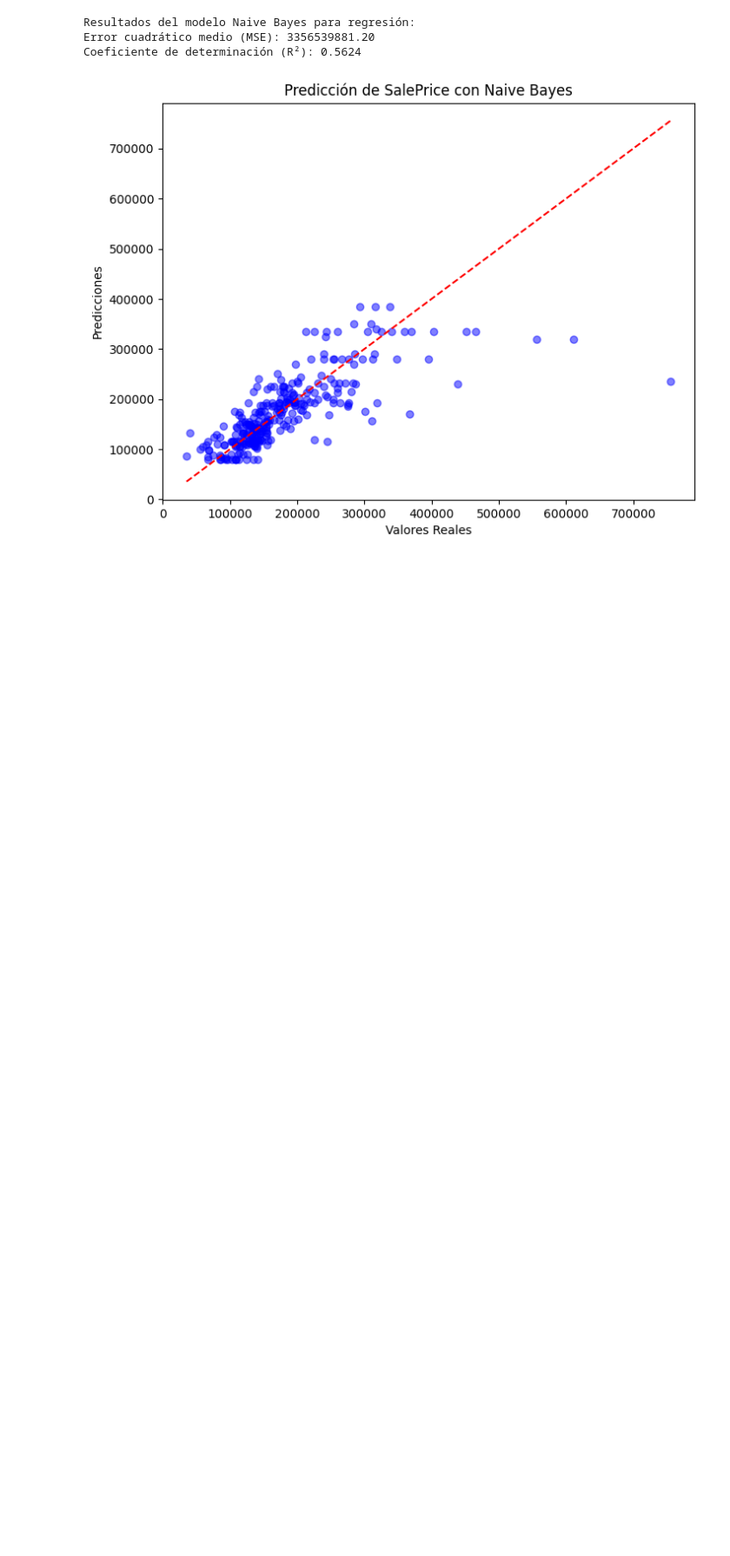
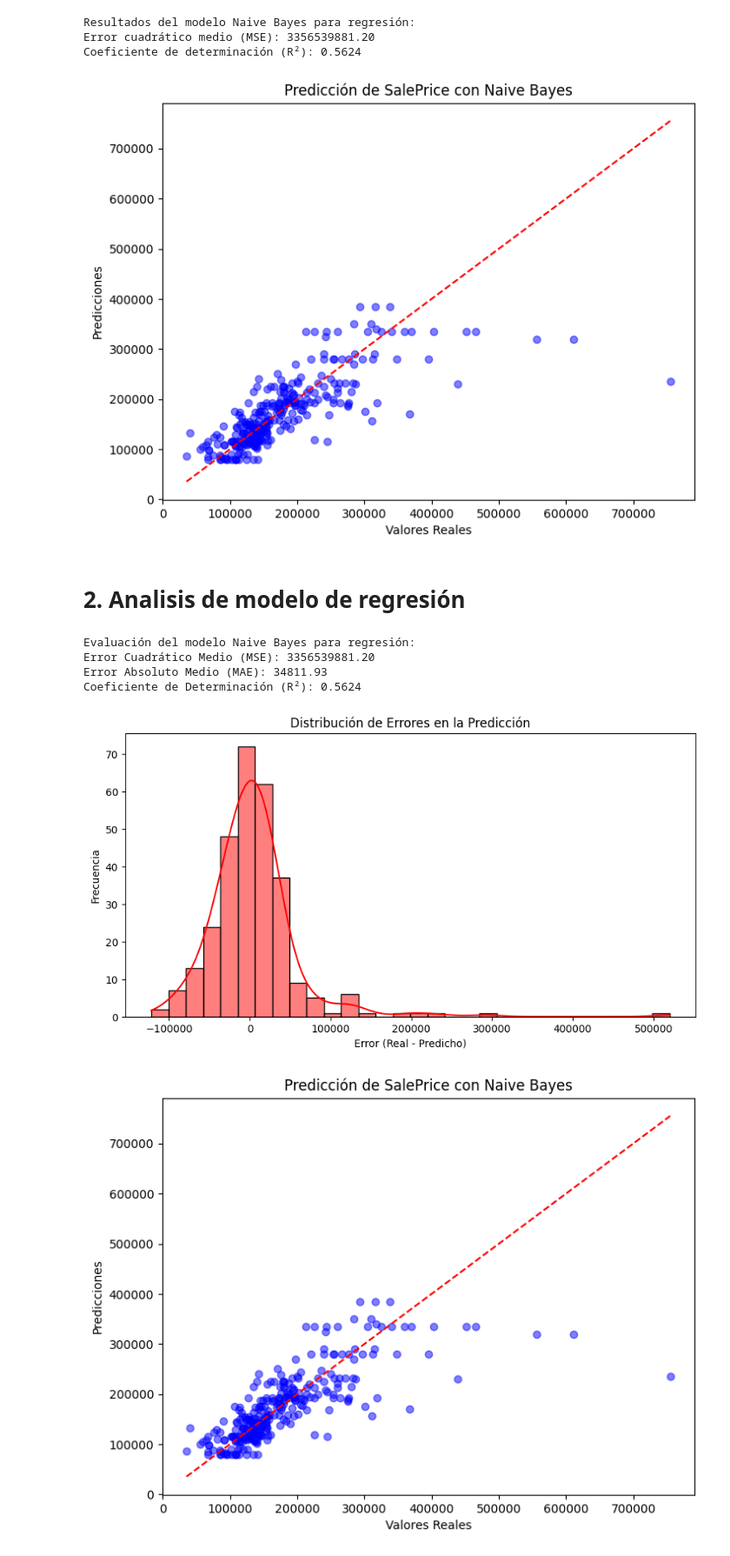
Before and after one commit to EstebanZG999/HT5Mineria, a Jupyter notebook: src/naive_bayes.ipynb, the cells around one changed output. Shown: that part at 87% size. Saved outputs shown, nothing was run; the diff lists cells and outputs as text; code cells hidden in the pictures; blank space fills up the shorter version.

```diff
--- a/src/naive_bayes.ipynb
+++ b/src/naive_bayes.ipynb
@@ -138,3 +138,73 @@ Resultados del modelo Naive Bayes para regresión:
 Error cuadrático medio (MSE): 3356539881.20
 Coeficiente de determinación (R²): 0.5624
 [figure]
+# %% [markdown]
+# 2. Analisis de modelo de regresión
+# %%
+# Importar librerías necesarias
+import pandas as pd
+import numpy as np
+import matplotlib.pyplot as plt
+import seaborn as sns
+from sklearn.model_selection import train_test_split
+from sklearn.naive_bayes import GaussianNB
+from sklearn.metrics import mean_squared_error, r2_score, mean_absolute_error
+
+# Cargar el dataset
+df = pd.read_csv("../data/train_preprocessed.csv")
+
+# Filtrar solo las columnas numéricas para evitar problemas con Naive Bayes
+X = df.drop(columns=['SalePrice']).select_dtypes(include=['int64', 'float64'])
+y = df['SalePrice']
+
+# Dividir en conjuntos de entrenamiento y prueba (80% - 20%)
+X_train, X_test, y_train, y_test = train_test_split(X, y, test_size=0.2, random_state=42)
+
+# Normalizar los datos (Naive Bayes no maneja bien valores grandes en regresión)
+from sklearn.preprocessing import StandardScaler
+scaler = StandardScaler()
+X_train_scaled = scaler.fit_transform(X_train)
+X_test_scaled = scaler.transform(X_test)
+
+# Crear y entrenar el modelo de Naive Bayes para regresión
+nb_reg = GaussianNB()
+nb_reg.fit(X_train_scaled, y_train)
+
+# Realizar predicciones
+y_pred = nb_reg.predict(X_test_scaled)
+
+# Evaluación del modelo
+mse = mean_squared_error(y_test, y_pred)
+mae = mean_absolute_error(y_test, y_pred)
+r2 = r2_score(y_test, y_pred)
+
+print("\nEvaluación del modelo Naive Bayes para regresión:")
+print(f"Error Cuadrático Medio (MSE): {mse:.2f}")
+print(f"Error Absoluto Medio (MAE): {mae:.2f}")
+print(f"Coeficiente de Determinación (R²): {r2:.4f}")
+
+# Histograma de errores (diferencias entre predicciones y valores reales)
+errores = y_test - y_pred
+
+plt.figure(figsize=(10, 5))
+sns.histplot(errores, bins=30, kde=True, color='red')
+plt.title('Distribución de Errores en la Predicción')
+plt.xlabel('Error (Real - Predicho)')
+plt.ylabel('Frecuencia')
+plt.show()
+
+# Comparación de valores reales vs predicciones en un gráfico de dispersión
+plt.figure(figsize=(8, 6))
+plt.scatter(y_test, y_pred, alpha=0.5, color="blue")
+plt.plot([y_test.min(), y_test.max()], [y_test.min(), y_test.max()], '--', color='red')
+plt.xlabel("Valores Reales")
+plt.ylabel("Predicciones")
+plt.title("Predicción de SalePrice con Naive Bayes")
+plt.show()
+# %% [output]
+Evaluación del modelo Naive Bayes para regresión:
+Error Cuadrático Medio (MSE): 3356539881.20
+Error Absoluto Medio (MAE): 34811.93
+Coeficiente de Determinación (R²): 0.5624
+[figure, added]
+[figure, added]
```
